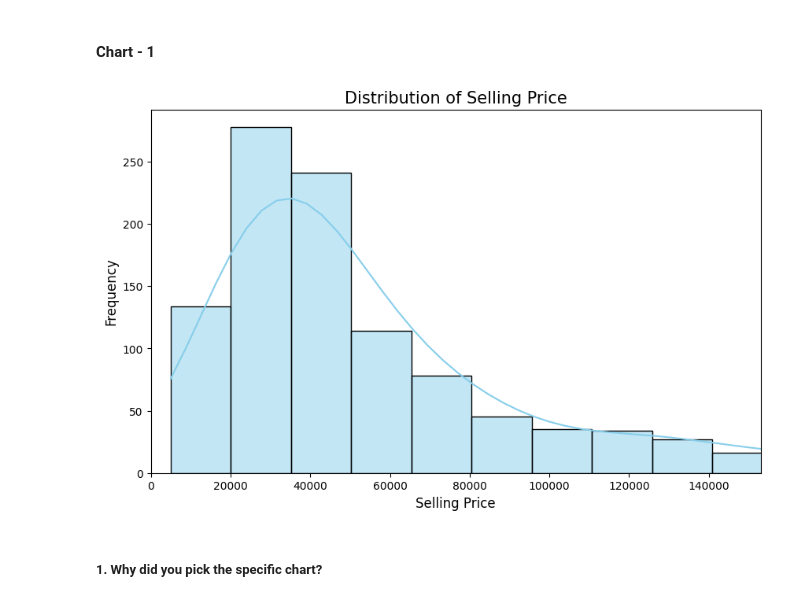
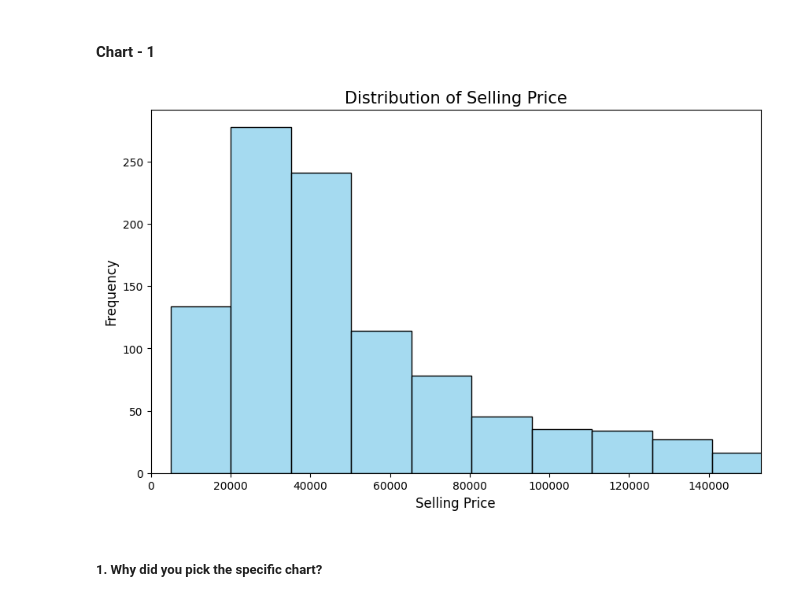
Before and after one commit to VishalChauhan85/Motorcycle-Dataset---ML, a Jupyter notebook: Motorcycle_Dataset_ML.ipynb, the cells around one changed output. Drawn from its saved outputs; the diff is of its cells as text; code cells hidden in the pictures.

```diff
--- a/Motorcycle_Dataset_ML.ipynb
+++ b/Motorcycle_Dataset_ML.ipynb
@@ -282,14 +282,14 @@ The bike_age variable will directly help us visualize how the age of the motorcy
 # %%
 # Chart - 1 visualization code
 plt.figure(figsize=(10, 6))
-sns.histplot(df['selling_price'], bins=50, kde=True, color='skyblue')
+sns.histplot(df['selling_price'], bins=50, color='skyblue')
 plt.title('Distribution of Selling Price', fontsize=15)
 plt.xlabel('Selling Price', fontsize=12)
 plt.ylabel('Frequency', fontsize=12)
 plt.xlim(0, df['selling_price'].quantile(0.95))
 plt.show()
 # %% [output]
-[figure, old version]
+[figure, new version]
 # %% [markdown]
 ##### 1. Why did you pick the specific chart?
 # %% [markdown]
```
Also changed, not shown: parts of 41 cells of this notebook.
